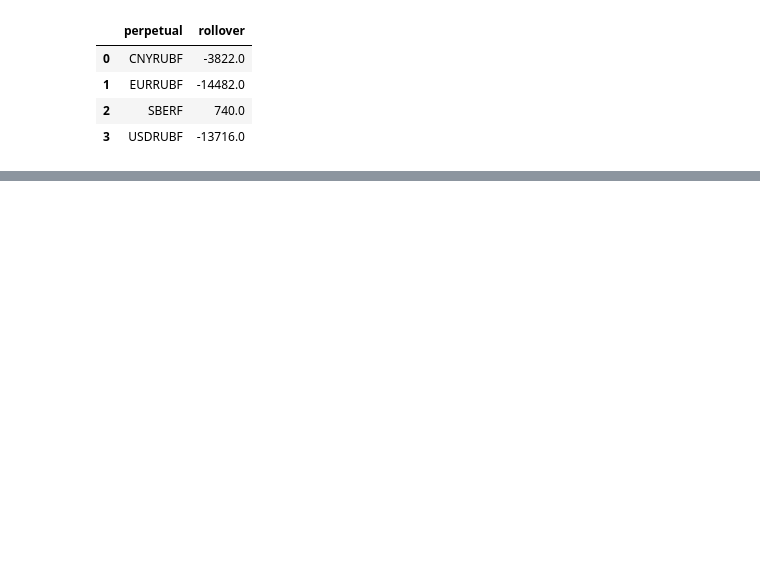
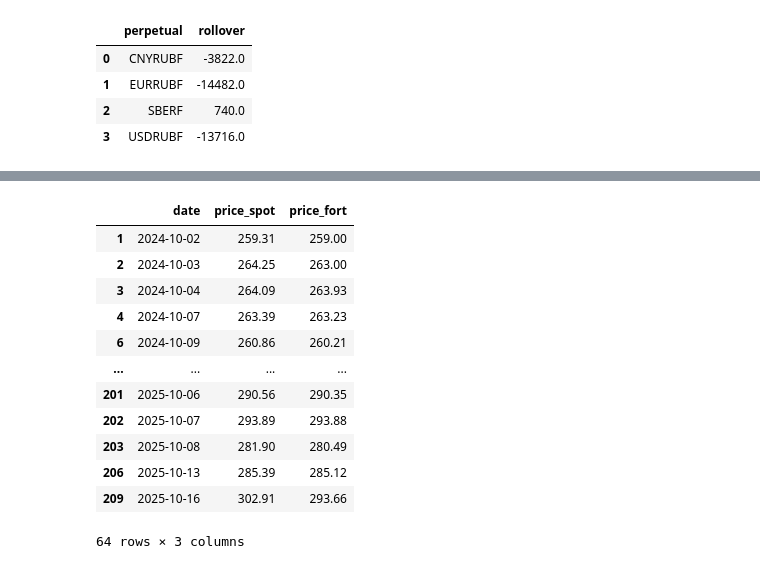
Before and after one commit to valkhodzhaev/RanepaLab, a Jupyter notebook: notebooks/perpetualFutures.ipynb, the cells around one changed output, grey strips where cells are left out. Saved outputs shown, nothing was run; the diff lists cells and outputs as text; code cells hidden in the pictures; blank space fills up the shorter version.

```diff
--- a/notebooks/perpetualFutures.ipynb
+++ b/notebooks/perpetualFutures.ipynb
@@ -228,0 +280,16 @@ fundingWithCloseDeals
+# %%
+sber[sber['price_spot'] >= sber['price_fort']]
+# %% [output]
+|  | date | price_spot | price_fort |
+| 1 | 2024-10-02 | 259.31 | 259.00 |
+| 2 | 2024-10-03 | 264.25 | 263.00 |
+| 3 | 2024-10-04 | 264.09 | 263.93 |
+| 4 | 2024-10-07 | 263.39 | 263.23 |
+| 6 | 2024-10-09 | 260.86 | 260.21 |
+| ... | ... | ... | ... |
+| 201 | 2025-10-06 | 290.56 | 290.35 |
+| 202 | 2025-10-07 | 293.89 | 293.88 |
+| 203 | 2025-10-08 | 281.90 | 280.49 |
+| 206 | 2025-10-13 | 285.39 | 285.12 |
+| 209 | 2025-10-16 | 302.91 | 293.66 |
+64 rows × 3 columns
```
Also changed, not shown: parts of 9 cells of this notebook, 4 other files.
